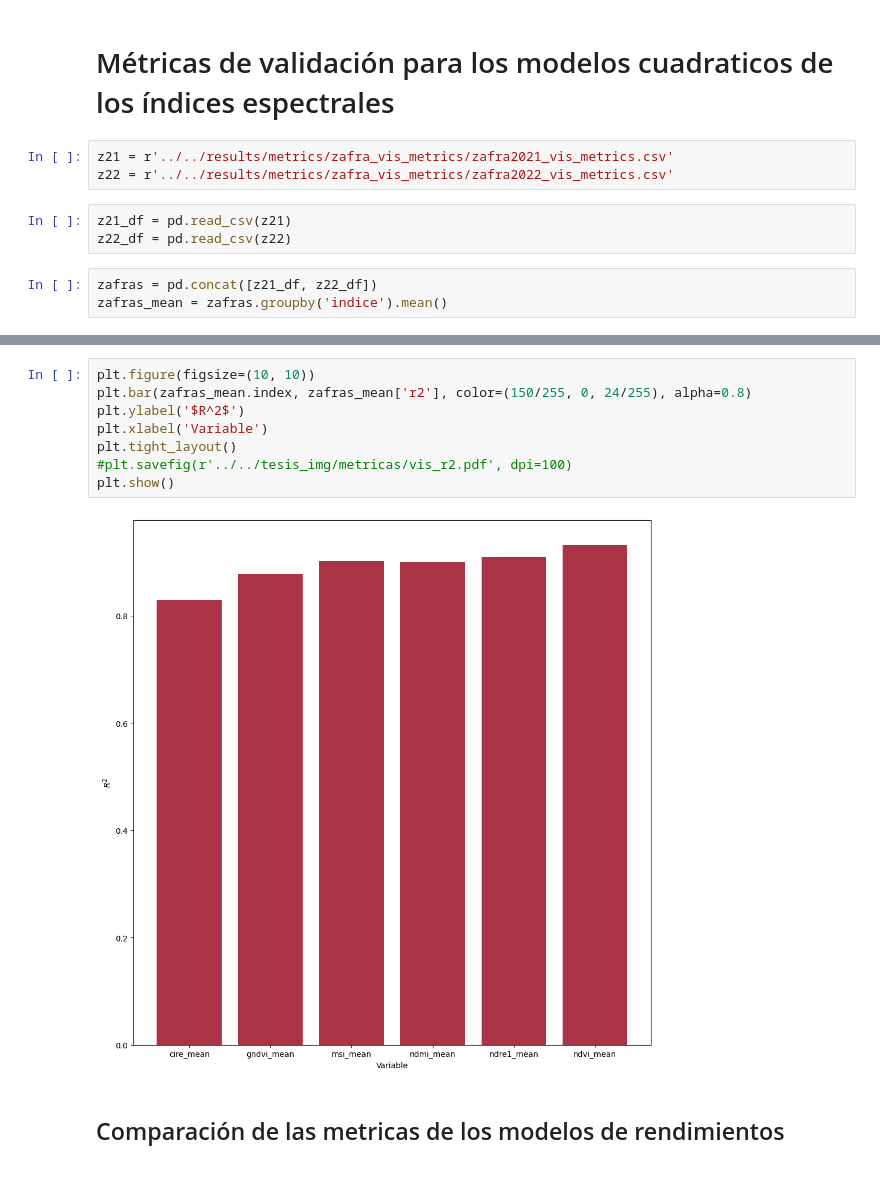
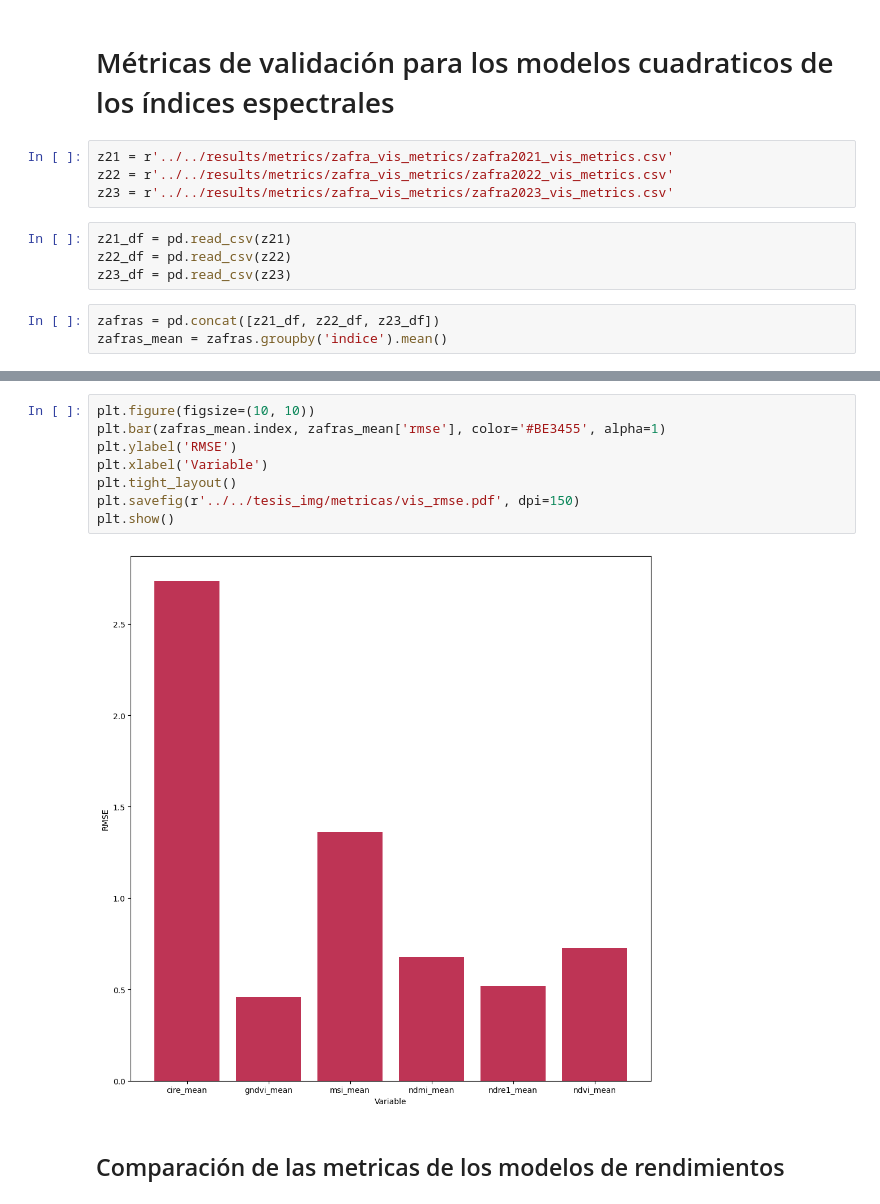
Before and after one commit to VivaldoGP/Tesis, a Jupyter notebook: data_analysis/notebooks/00_models_metrics.ipynb, the cells around one changed output, grey strips where cells are left out. Drawn from its saved outputs; the diff is of its cells as text.

```diff
--- a/data_analysis/notebooks/00_models_metrics.ipynb
+++ b/data_analysis/notebooks/00_models_metrics.ipynb
@@ -42,9 +42,11 @@ Variable: relative_humidity, mse promedio: 94.93728922402566, r2: 0.134779530707
 # %%
 z21 = r'../../results/metrics/zafra_vis_metrics/zafra2021_vis_metrics.csv'
 z22 = r'../../results/metrics/zafra_vis_metrics/zafra2022_vis_metrics.csv'
+z23 = r'../../results/metrics/zafra_vis_metrics/zafra2023_vis_metrics.csv'
 # %%
 z21_df = pd.read_csv(z21)
 z22_df = pd.read_csv(z22)
+z23_df = pd.read_csv(z23)
 # %%
-zafras = pd.concat([z21_df, z22_df])
+zafras = pd.concat([z21_df, z22_df, z23_df])
 zafras_mean = zafras.groupby('indice').mean()
@@ -51,13 +64,13 @@ zafras_mean = zafras.groupby('indice').mean()
 # %%
 plt.figure(figsize=(10, 10))
-plt.bar(zafras_mean.index, zafras_mean['r2'], color=(150/255, 0, 24/255), alpha=0.8)
-plt.ylabel('$R^2$')
+plt.bar(zafras_mean.index, zafras_mean['rmse'], color='#BE3455', alpha=1)
+plt.ylabel('RMSE')
 plt.xlabel('Variable')
 plt.tight_layout()
-#plt.savefig(r'../../tesis_img/metricas/vis_r2.pdf', dpi=100)
+plt.savefig(r'../../tesis_img/metricas/vis_rmse.pdf', dpi=150)
 plt.show()
 # %% [output]
-[figure, old version]
+[figure, new version]
 # %% [markdown]
 ## Comparación de las metricas de los modelos de rendimientos
 # %%
```
Also changed, not shown: parts of 1 cell of this notebook, 2 other files.
